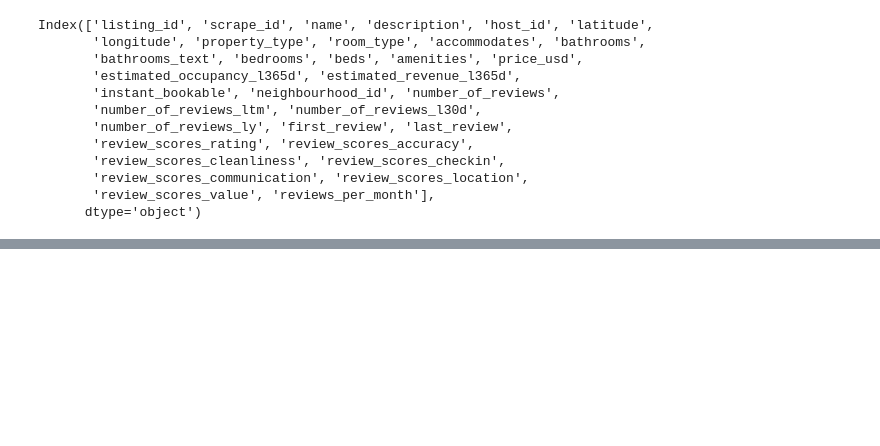
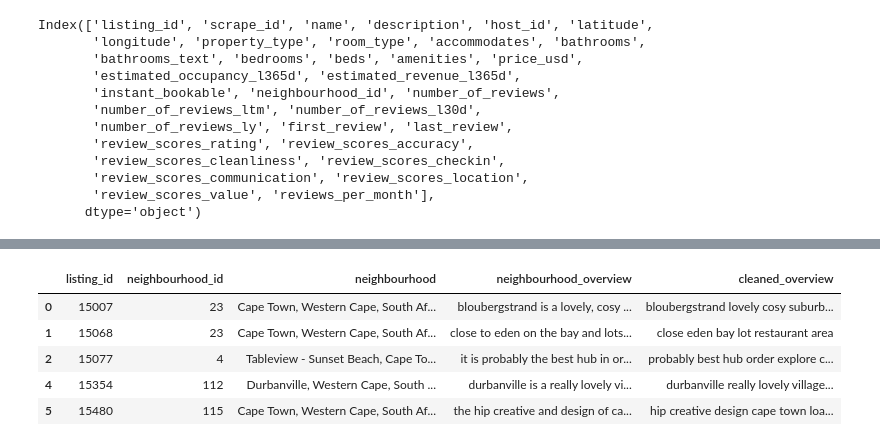
Before and after one commit to xuzmocode4-325/airbnb-dash, a Jupyter notebook: dashboard-visuals.ipynb, the cells around one changed output, grey strips where cells are left out. Drawn from its saved outputs; the diff is of its cells as text; code cells hidden in the pictures; blank space fills up the shorter version.

```diff
--- a/dashboard-visuals.ipynb
+++ b/dashboard-visuals.ipynb
@@ -350,0 +517,9 @@ fig = px.treemap(
+# %%
+df_cleaned_overviews.head()
+# %% [output]
+|  | listing_id | neighbourhood_id | neighbourhood | neighbourhood_overview | cleaned_overview |
+| 0 | 15007 | 23 | Cape Town, Western Cape, South Af... | bloubergstrand is a lovely, cosy ... | bloubergstrand lovely cosy suburb... |
+| 1 | 15068 | 23 | Cape Town, Western Cape, South Af... | close to eden on the bay and lots... | close eden bay lot restaurant area |
+| 2 | 15077 | 4 | Tableview - Sunset Beach, Cape To... | it is probably the best hub in or... | probably best hub order explore c... |
+| 4 | 15354 | 112 | Durbanville, Western Cape, South ... | durbanville is a really lovely vi... | durbanville really lovely village... |
+| 5 | 15480 | 115 | Cape Town, Western Cape, South Af... | the hip creative and design of ca... | hip creative design cape town loa... |
```
Also changed, not shown: parts of 25 cells of this notebook, 21 other files.
